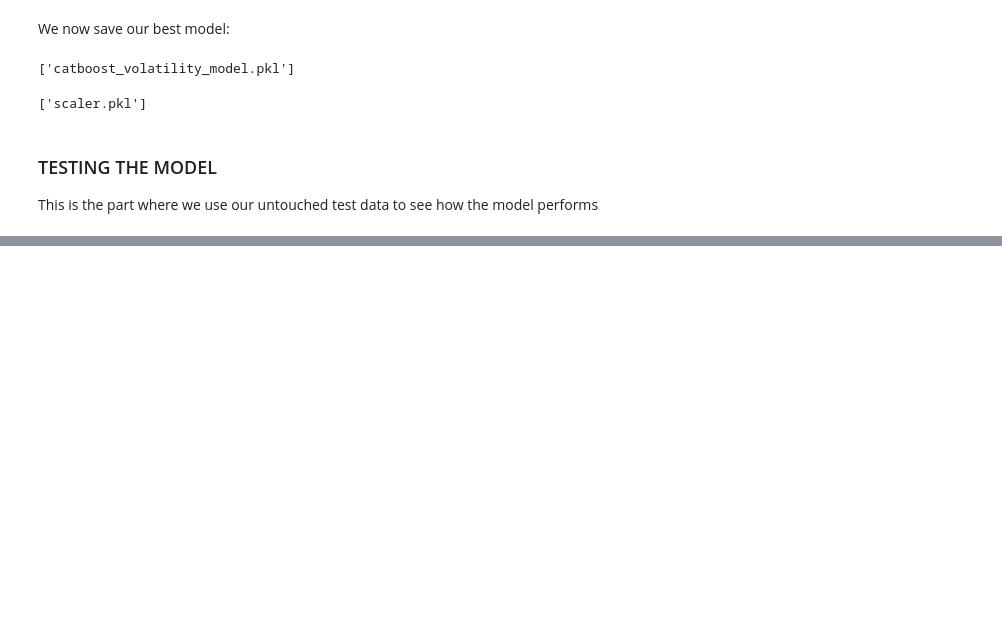
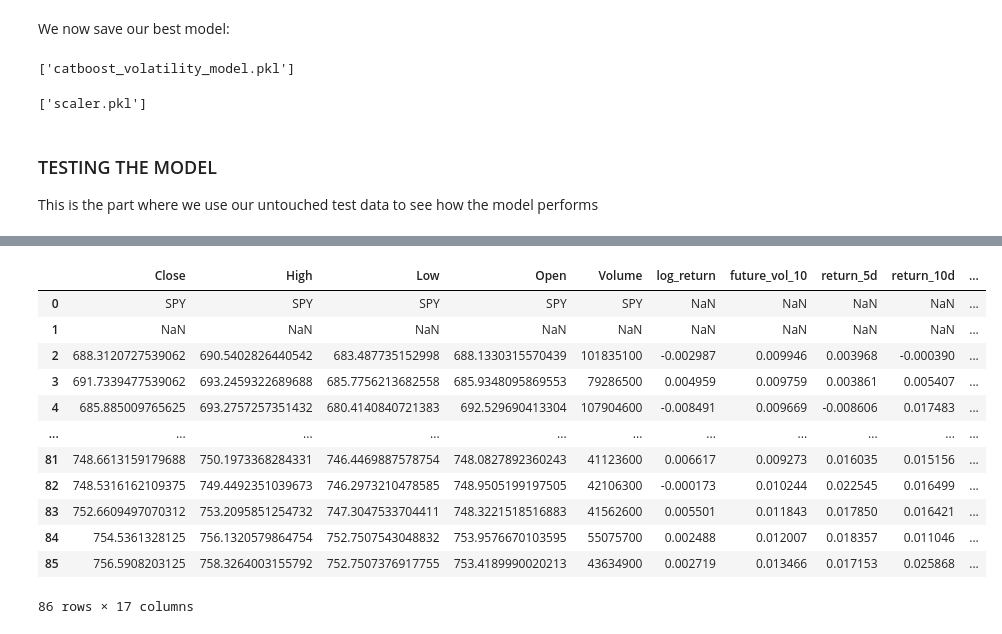
Before and after one commit to Noha-Jung3/Market-Volatility-Prediction, a Jupyter notebook: 04_ML_Models.ipynb, the cells around one changed output, grey strips where cells are left out. Drawn from its saved outputs; the diff is of its cells as text; code cells hidden in the pictures; blank space fills up the shorter version.

```diff
--- a/04_ML_Models.ipynb
+++ b/04_ML_Models.ipynb
@@ -552,3 +582,19 @@ test = pd.read_csv("C:/Users/jungn/OneDrive/Documents/Projects/Market-Volatility
+# %%
+test.drop("Price", axis = 1)
+# %% [output]
+|  | Close | High | Low | Open | Volume | log_return | future_vol_10 | return_5d | return_10d | ... |
+| 0 | SPY | SPY | SPY | SPY | SPY | NaN | NaN | NaN | NaN | ... |
+| 1 | NaN | NaN | NaN | NaN | NaN | NaN | NaN | NaN | NaN | ... |
+| 2 | 688.3120727539062 | 690.5402826440542 | 683.487735152998 | 688.1330315570439 | 101835100 | -0.002987 | 0.009946 | 0.003968 | -0.000390 | ... |
+| 3 | 691.7339477539062 | 693.2459322689688 | 685.7756213682558 | 685.9348095869553 | 79286500 | 0.004959 | 0.009759 | 0.003861 | 0.005407 | ... |
+| 4 | 685.885009765625 | 693.2757257351432 | 680.4140840721383 | 692.529690413304 | 107904600 | -0.008491 | 0.009669 | -0.008606 | 0.017483 | ... |
+| ... | ... | ... | ... | ... | ... | ... | ... | ... | ... | ... |
+| 81 | 748.6613159179688 | 750.1973368284331 | 746.4469887578754 | 748.0827892360243 | 41123600 | 0.006617 | 0.009273 | 0.016035 | 0.015156 | ... |
+| 82 | 748.5316162109375 | 749.4492351039673 | 746.2973210478585 | 748.9505199197505 | 42106300 | -0.000173 | 0.010244 | 0.022545 | 0.016499 | ... |
+| 83 | 752.6609497070312 | 753.2095851254732 | 747.3047533704411 | 748.3221518516883 | 41562600 | 0.005501 | 0.011843 | 0.017850 | 0.016421 | ... |
+| 84 | 754.5361328125 | 756.1320579864754 | 752.7507543048832 | 753.9576670103595 | 55075700 | 0.002488 | 0.012007 | 0.018357 | 0.011046 | ... |
+| 85 | 756.5908203125 | 758.3264003155792 | 752.7507376917755 | 753.4189990020213 | 43634900 | 0.002719 | 0.013466 | 0.017153 | 0.025868 | ... |
+86 rows × 17 columns
 # %%
 X_test = test.drop("future_vol_10", axis = 1)
 y_test = test["future_vol_10"]
```
Also changed, not shown: parts of 3 cells of this notebook, 1 other file.
